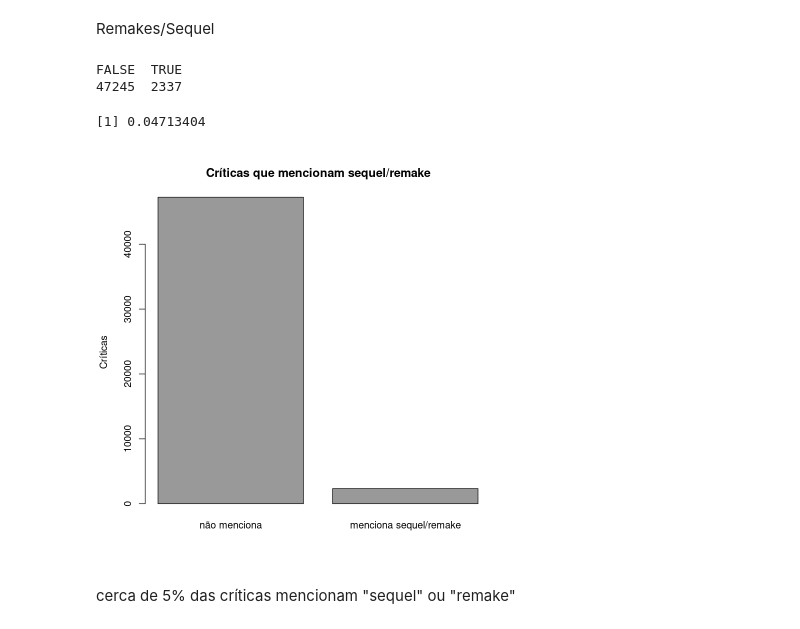
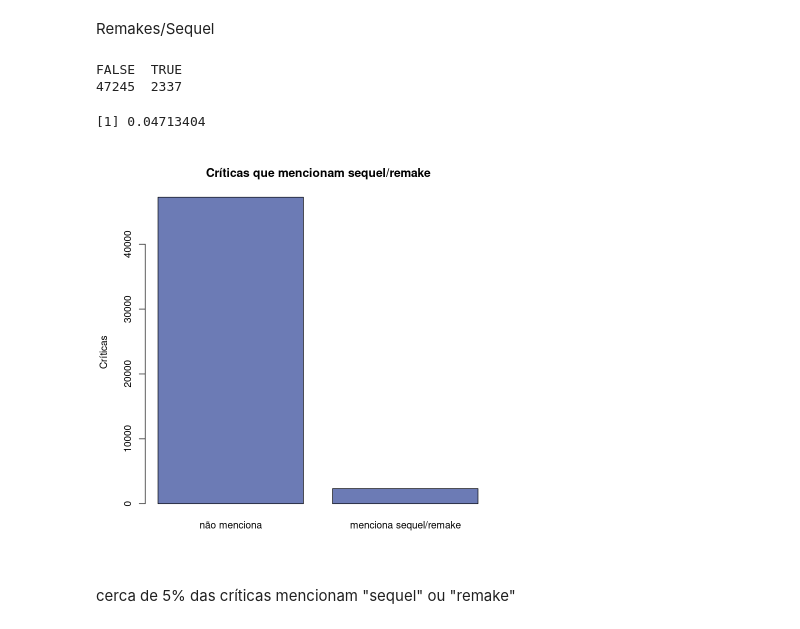
Before and after one commit to AmandaTrinity/estatistica, a Jupyter notebook: main.ipynb, the cells around one changed output. Drawn from its saved outputs; the diff is of its cells as text; code cells hidden in the pictures.

```diff
--- a/main.ipynb
+++ b/main.ipynb
@@ -40,6 +40,9 @@ cores <- c(negative = "#D1495B", positive = "#00798C")
 # escala para os mapas de calor: vermelho (-1)-> branco (0)-> azul-esverdeado (1)
 paleta_cor <- colorRampPalette(c(cores["negative"], "white", cores["positive"]))(21)
 
+# cor para gráficos sem separação por sentimento (análise univariada etc.)
+cor_neutra <- "#6C7BB5"
+
 dataset <- read.csv("data/IMDB Dataset.csv")
 
 head(dataset, n = 2)
@@ -197,19 +203,19 @@ Remakes/Sequel
 # %%
 # is_sequel_or_remake = TRUE se a crítica menciona "sequel" ou "remake"
 dataset$is_sequel_or_remake <- grepl("sequel|remake", dataset$review, ignore.case = TRUE)
 
 # quantas críticas mencionam e qual a fração da base
 table(dataset$is_sequel_or_remake)
 mean(dataset$is_sequel_or_remake)
 
-barplot(table(dataset$is_sequel_or_remake), col = "grey60",
+barplot(table(dataset$is_sequel_or_remake), col = cor_neutra,
         names.arg = c("não menciona", "menciona sequel/remake"),
         main = "Críticas que mencionam sequel/remake", ylab = "Críticas")
 # %% [output]
 FALSE  TRUE
 47245  2337
 [1] 0.04713404
-[figure, old version]
+[figure, new version]
 # %% [markdown]
 cerca de 5% das críticas mencionam "sequel" ou "remake"
 # %% [markdown]
```
Also changed, not shown: parts of 5 cells of this notebook.
